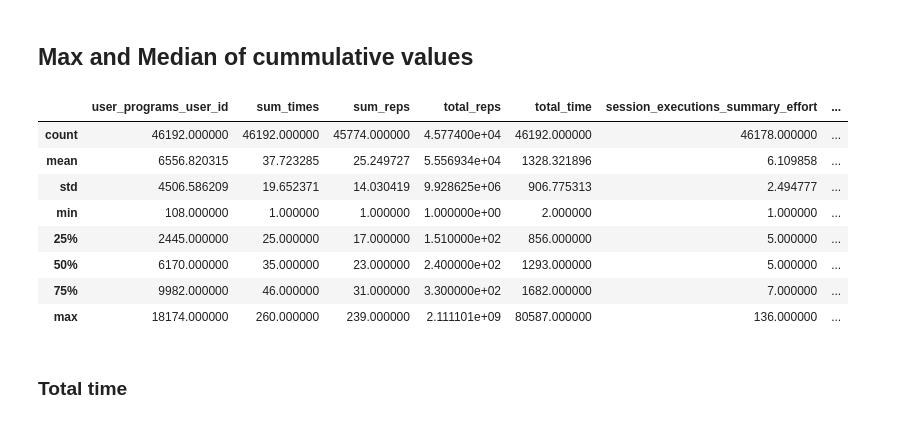
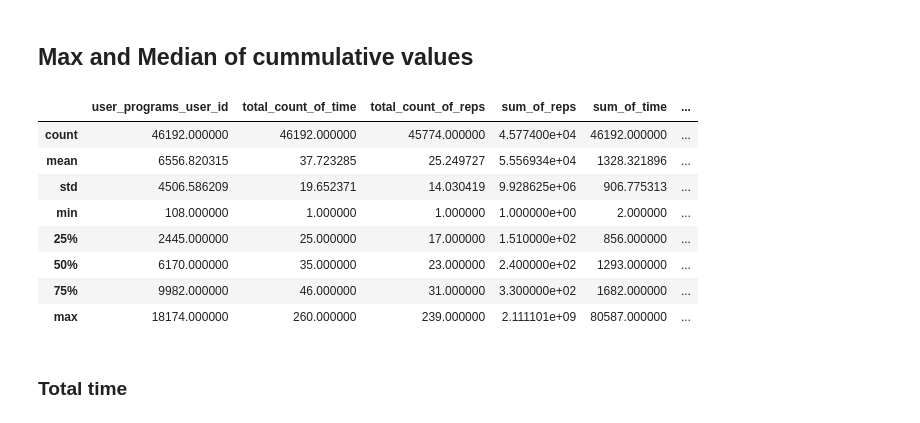
Before and after one commit to evidadeusto/mhunters, a Jupyter notebook: analysis_oscar_preprocessing/data_cleaning_dataframe_session_v0.ipynb, the cells around one changed output. Drawn from its saved outputs; the diff is of its cells as text; code cells hidden in the pictures.

```diff
--- a/analysis_oscar_preprocessing/data_cleaning_dataframe_session_v0.ipynb
+++ b/analysis_oscar_preprocessing/data_cleaning_dataframe_session_v0.ipynb
@@ -590,17 +590,19 @@ Name: 50%, dtype: float64
 # %% [markdown]
 ## Max and Median of cummulative values
 # %%
-df_describe_zeros_excluded.loc[:,columns_to_remove]
+df_describe_commulative_values = df_describe_zeros_excluded.loc[:,columns_to_remove].drop()
-# %% [output]
-|  | user_programs_user_id | sum_times | sum_reps | total_reps | total_time | session_executions_summary_effort | ... |
-| count | 46192.000000 | 46192.000000 | 45774.000000 | 4.577400e+04 | 46192.000000 | 46178.000000 | ... |
-| mean | 6556.820315 | 37.723285 | 25.249727 | 5.556934e+04 | 1328.321896 | 6.109858 | ... |
-| std | 4506.586209 | 19.652371 | 14.030419 | 9.928625e+06 | 906.775313 | 2.494777 | ... |
-| min | 108.000000 | 1.000000 | 1.000000 | 1.000000e+00 | 2.000000 | 1.000000 | ... |
-| 25% | 2445.000000 | 25.000000 | 17.000000 | 1.510000e+02 | 856.000000 | 5.000000 | ... |
-| 50% | 6170.000000 | 35.000000 | 23.000000 | 2.400000e+02 | 1293.000000 | 5.000000 | ... |
-| 75% | 9982.000000 | 46.000000 | 31.000000 | 3.300000e+02 | 1682.000000 | 7.000000 | ... |
-| max | 18174.000000 | 260.000000 | 239.000000 | 2.111101e+09 | 80587.000000 | 136.000000 | ... |
+# %%
+df_describe_commulative_values
+# %% [output]
+|  | user_programs_user_id | total_count_of_time | total_count_of_reps | sum_of_reps | sum_of_time | ... |
+| count | 46192.000000 | 46192.000000 | 45774.000000 | 4.577400e+04 | 46192.000000 | ... |
+| mean | 6556.820315 | 37.723285 | 25.249727 | 5.556934e+04 | 1328.321896 | ... |
+| std | 4506.586209 | 19.652371 | 14.030419 | 9.928625e+06 | 906.775313 | ... |
+| min | 108.000000 | 1.000000 | 1.000000 | 1.000000e+00 | 2.000000 | ... |
+| 25% | 2445.000000 | 25.000000 | 17.000000 | 1.510000e+02 | 856.000000 | ... |
+| 50% | 6170.000000 | 35.000000 | 23.000000 | 2.400000e+02 | 1293.000000 | ... |
+| 75% | 9982.000000 | 46.000000 | 31.000000 | 3.300000e+02 | 1682.000000 | ... |
+| max | 18174.000000 | 260.000000 | 239.000000 | 2.111101e+09 | 80587.000000 | ... |
 # %% [markdown]
 ### Total time
 # %%
```
